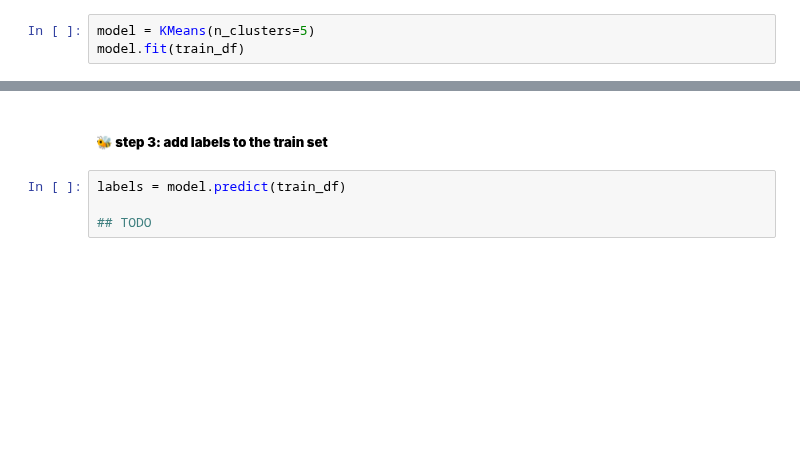
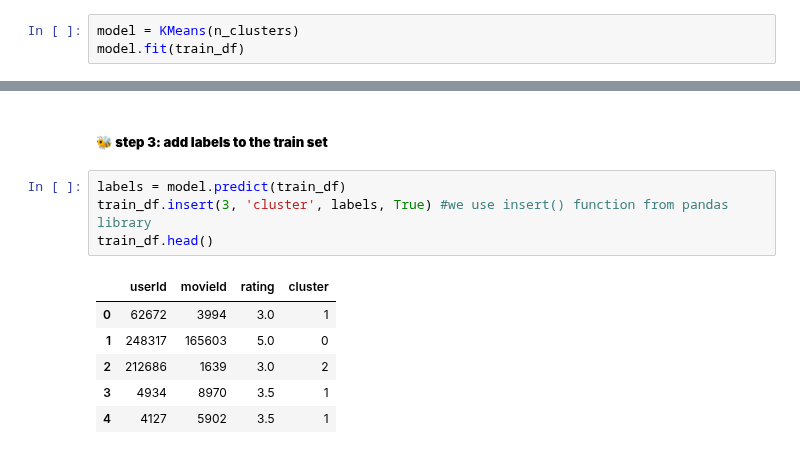
Before and after one commit to Wikusia-s/DM-recomendation-system, a Jupyter notebook: main.ipynb, the cells around one changed output, grey strips where cells are left out. Drawn from its saved outputs; the diff is of its cells as text; blank space fills up the shorter version.

```diff
--- a/main.ipynb
+++ b/main.ipynb
@@ -449,13 +489,20 @@ plt.show()
 # %% [markdown]
 ##### 🌸 **step 2: provide k-means**
 # %%
-model = KMeans(n_clusters=5)
+model = KMeans(n_clusters)
 model.fit(train_df)
 # %% [output]
 KMeans(n_clusters=5)
 # %% [markdown]
 ##### 🐝 **step 3: add labels to the train set**
-# %%
-labels = model.predict(train_df)
-
-## TODO
+# %%
+labels = model.predict(train_df)
+train_df.insert(3, 'cluster', labels, True) #we use insert() function from pandas library
+train_df.head()
+# %% [output]
+|  | userId | movieId | rating | cluster |
+| 0 | 62672 | 3994 | 3.0 | 1 |
+| 1 | 248317 | 165603 | 5.0 | 0 |
+| 2 | 212686 | 1639 | 3.0 | 2 |
+| 3 | 4934 | 8970 | 3.5 | 1 |
+| 4 | 4127 | 5902 | 3.5 | 1 |
```
Also changed, not shown: parts of 22 cells of this notebook.
